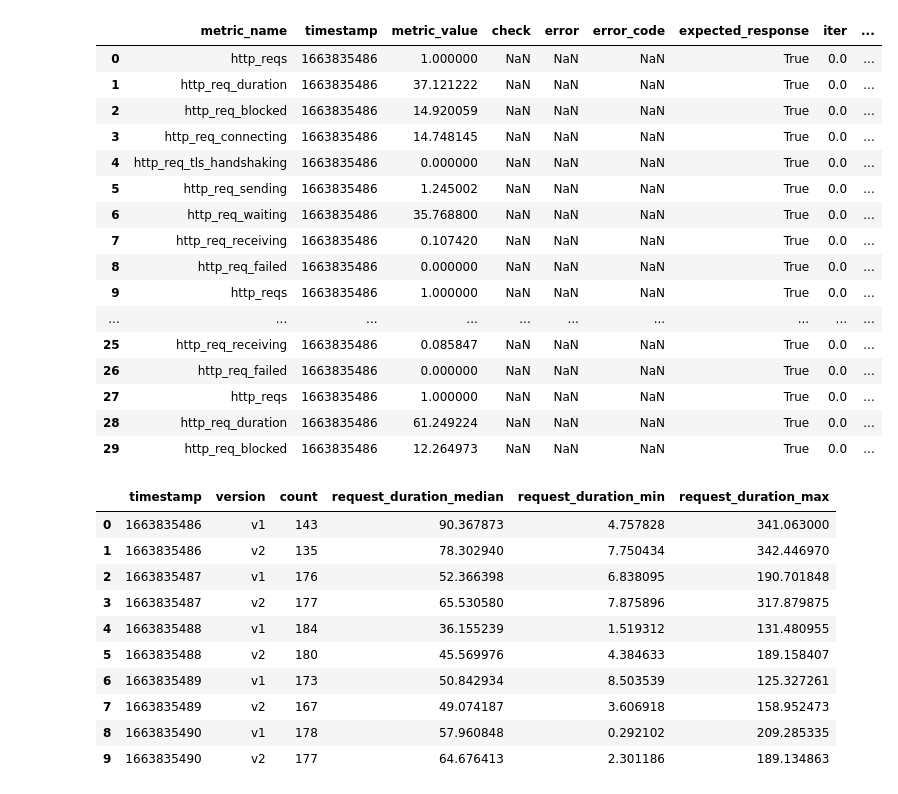
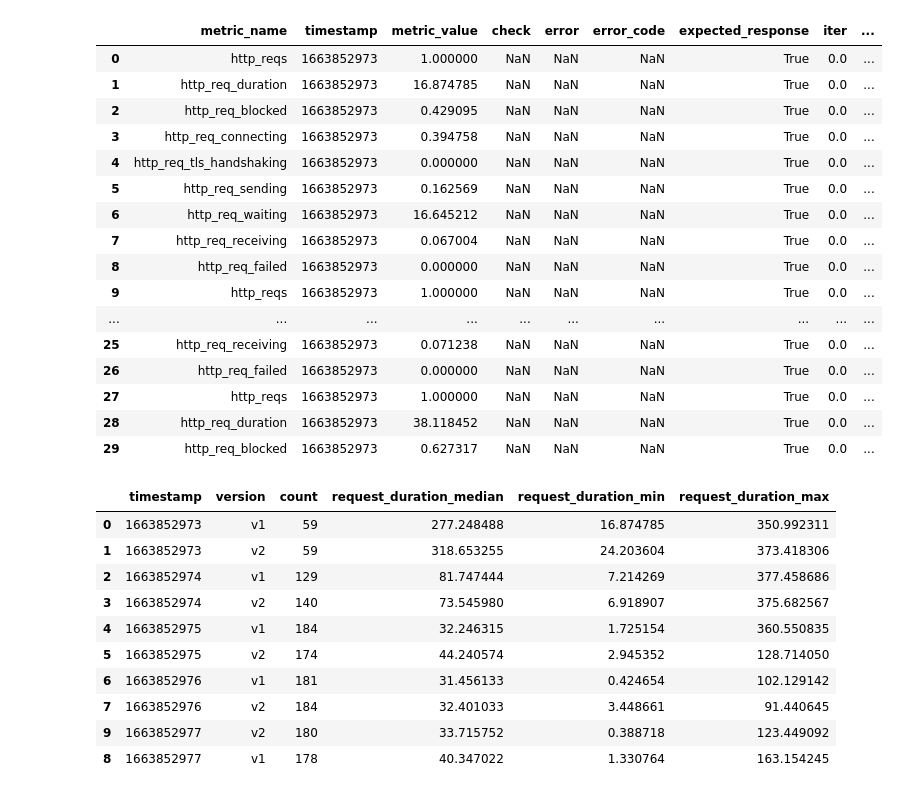
Before and after one commit to njapke/cloud-benchmark-conductor, a Jupyter notebook: analysis/bootstraping-app2.ipynb, the cells around one changed output. Saved outputs shown, nothing was run; the diff lists cells and outputs as text; code cells hidden in the pictures.

```diff
--- a/analysis/bootstraping-app2.ipynb
+++ b/analysis/bootstraping-app2.ipynb
@@ -6,33 +6,35 @@ import matplotlib.pyplot as plt
 from numpy.random import default_rng
 rng = default_rng()
 # %%
+df1 = pd.read_csv("../results/fbs/ab-main-main-2022-09-22T15:20:59+02:00/v1.csv.gz")
+df2 = pd.read_csv("../results/fbs/ab-main-main-2022-09-22T15:20:59+02:00/v2.csv.gz")
 
-# df1 = pd.read_csv("../results/fbs/ab-main-main-2022-09-21T16:10:12+02:00/v1.csv")
-# df2 = pd.read_csv("../results/fbs/ab-main-main-2022-09-21T16:10:12+02:00/v2.csv")
-# df1 = pd.read_csv("../results/fbs/ab-main-perf-issue-request-id-2022-09-21T16:51:43+02:00/v1.csv")
-# df2 = pd.read_csv("../results/fbs/ab-main-perf-issue-request-id-2022-09-21T16:51:43+02:00/v2.csv")
-df1 = pd.read_csv("../results/fbs/ab-main-perf-issue-clean-path-2022-09-22T10:29:53+02:00/v1.csv")
-df2 = pd.read_csv("../results/fbs/ab-main-perf-issue-clean-path-2022-09-22T10:29:53+02:00/v2.csv")
+# df1 = pd.read_csv("../results/fbs/ab-main-main-2022-09-22T12:29:40+02:00/v1.csv.gz")
+# df2 = pd.read_csv("../results/fbs/ab-main-main-2022-09-22T12:29:40+02:00/v2.csv.gz")
+# df1 = pd.read_csv("../results/fbs/ab-main-perf-issue-request-id-2022-09-22T13:20:43+02:00/v1.csv.gz")
+# df2 = pd.read_csv("../results/fbs/ab-main-perf-issue-request-id-2022-09-22T13:20:43+02:00/v2.csv.gz")
+# df1 = pd.read_csv("../results/fbs/ab-main-perf-issue-clean-path-2022-09-22T12:57:01+02:00/v1.csv.gz")
+# df2 = pd.read_csv("../results/fbs/ab-main-perf-issue-clean-path-2022-09-22T12:57:01+02:00/v2.csv.gz")
 df = pd.concat([df1, df2])
 df.head(n=30)
 # %% [output]
 |  | metric_name | timestamp | metric_value | check | error | error_code | expected_response | iter | ... |
-| 0 | http_reqs | 1663835486 | 1.000000 | NaN | NaN | NaN | True | 0.0 | ... |
-| 1 | http_req_duration | 1663835486 | 37.121222 | NaN | NaN | NaN | True | 0.0 | ... |
-| 2 | http_req_blocked | 1663835486 | 14.920059 | NaN | NaN | NaN | True | 0.0 | ... |
-| 3 | http_req_connecting | 1663835486 | 14.748145 | NaN | NaN | NaN | True | 0.0 | ... |
-| 4 | http_req_tls_handshaking | 1663835486 | 0.000000 | NaN | NaN | NaN | True | 0.0 | ... |
-| 5 | http_req_sending | 1663835486 | 1.245002 | NaN | NaN | NaN | True | 0.0 | ... |
-| 6 | http_req_waiting | 1663835486 | 35.768800 | NaN | NaN | NaN | True | 0.0 | ... |
-| 7 | http_req_receiving | 1663835486 | 0.107420 | NaN | NaN | NaN | True | 0.0 | ... |
-| 8 | http_req_failed | 1663835486 | 0.000000 | NaN | NaN | NaN | True | 0.0 | ... |
-| 9 | http_reqs | 1663835486 | 1.000000 | NaN | NaN | NaN | True | 0.0 | ... |
+| 0 | http_reqs | 1663852973 | 1.000000 | NaN | NaN | NaN | True | 0.0 | ... |
+| 1 | http_req_duration | 1663852973 | 16.874785 | NaN | NaN | NaN | True | 0.0 | ... |
+| 2 | http_req_blocked | 1663852973 | 0.429095 | NaN | NaN | NaN | True | 0.0 | ... |
+| 3 | http_req_connecting | 1663852973 | 0.394758 | NaN | NaN | NaN | True | 0.0 | ... |
+| 4 | http_req_tls_handshaking | 1663852973 | 0.000000 | NaN | NaN | NaN | True | 0.0 | ... |
+| 5 | http_req_sending | 1663852973 | 0.162569 | NaN | NaN | NaN | True | 0.0 | ... |
+| 6 | http_req_waiting | 1663852973 | 16.645212 | NaN | NaN | NaN | True | 0.0 | ... |
+| 7 | http_req_receiving | 1663852973 | 0.067004 | NaN | NaN | NaN | True | 0.0 | ... |
+| 8 | http_req_failed | 1663852973 | 0.000000 | NaN | NaN | NaN | True | 0.0 | ... |
+| 9 | http_reqs | 1663852973 | 1.000000 | NaN | NaN | NaN | True | 0.0 | ... |
 | ... | ... | ... | ... | ... | ... | ... | ... | ... | ... |
-| 25 | http_req_receiving | 1663835486 | 0.085847 | NaN | NaN | NaN | True | 0.0 | ... |
-| 26 | http_req_failed | 1663835486 | 0.000000 | NaN | NaN | NaN | True | 0.0 | ... |
-| 27 | http_reqs | 1663835486 | 1.000000 | NaN | NaN | NaN | True | 0.0 | ... |
-| 28 | http_req_duration | 1663835486 | 61.249224 | NaN | NaN | NaN | True | 0.0 | ... |
-| 29 | http_req_blocked | 1663835486 | 12.264973 | NaN | NaN | NaN | True | 0.0 | ... |
+| 25 | http_req_receiving | 1663852973 | 0.071238 | NaN | NaN | NaN | True | 0.0 | ... |
+| 26 | http_req_failed | 1663852973 | 0.000000 | NaN | NaN | NaN | True | 0.0 | ... |
+| 27 | http_reqs | 1663852973 | 1.000000 | NaN | NaN | NaN | True | 0.0 | ... |
+| 28 | http_req_duration | 1663852973 | 38.118452 | NaN | NaN | NaN | True | 0.0 | ... |
+| 29 | http_req_blocked | 1663852973 | 0.627317 | NaN | NaN | NaN | True | 0.0 | ... |
 # %%
 df_req_durations = df[df["metric_name"] == "http_req_duration"]\
   .groupby(['timestamp', 'extra_tags'])\
@@ -48,16 +50,16 @@ df_req_durations.sort_values("timestamp", inplace=True)
 df_req_durations.head(n=10)
 # %% [output]
 |  | timestamp | version | count | request_duration_median | request_duration_min | request_duration_max |
-| 0 | 1663835486 | v1 | 143 | 90.367873 | 4.757828 | 341.063000 |
-| 1 | 1663835486 | v2 | 135 | 78.302940 | 7.750434 | 342.446970 |
-| 2 | 1663835487 | v1 | 176 | 52.366398 | 6.838095 | 190.701848 |
-| 3 | 1663835487 | v2 | 177 | 65.530580 | 7.875896 | 317.879875 |
-| 4 | 1663835488 | v1 | 184 | 36.155239 | 1.519312 | 131.480955 |
-| 5 | 1663835488 | v2 | 180 | 45.569976 | 4.384633 | 189.158407 |
-| 6 | 1663835489 | v1 | 173 | 50.842934 | 8.503539 | 125.327261 |
-| 7 | 1663835489 | v2 | 167 | 49.074187 | 3.606918 | 158.952473 |
-| 8 | 1663835490 | v1 | 178 | 57.960848 | 0.292102 | 209.285335 |
-| 9 | 1663835490 | v2 | 177 | 64.676413 | 2.301186 | 189.134863 |
+| 0 | 1663852973 | v1 | 59 | 277.248488 | 16.874785 | 350.992311 |
+| 1 | 1663852973 | v2 | 59 | 318.653255 | 24.203604 | 373.418306 |
+| 2 | 1663852974 | v1 | 129 | 81.747444 | 7.214269 | 377.458686 |
+| 3 | 1663852974 | v2 | 140 | 73.545980 | 6.918907 | 375.682567 |
+| 4 | 1663852975 | v1 | 184 | 32.246315 | 1.725154 | 360.550835 |
+| 5 | 1663852975 | v2 | 174 | 44.240574 | 2.945352 | 128.714050 |
+| 6 | 1663852976 | v1 | 181 | 31.456133 | 0.424654 | 102.129142 |
+| 7 | 1663852976 | v2 | 184 | 32.401033 | 3.448661 | 91.440645 |
+| 9 | 1663852977 | v2 | 180 | 33.715752 | 0.388718 | 123.449092 |
+| 8 | 1663852977 | v1 | 178 | 40.347022 | 1.330764 | 163.154245 |
 # %%
 # remove 120 seconds from the last ts
 # maxCutoffTs = df_req_durations['timestamp'].max() - 660
```
Also changed, not shown: parts of 4 cells of this notebook.
